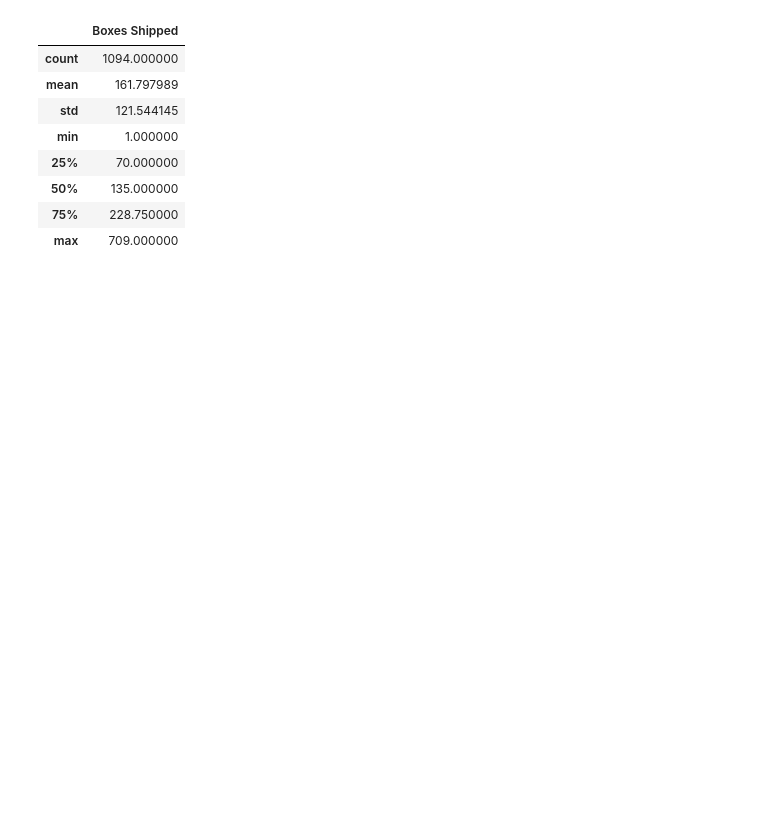
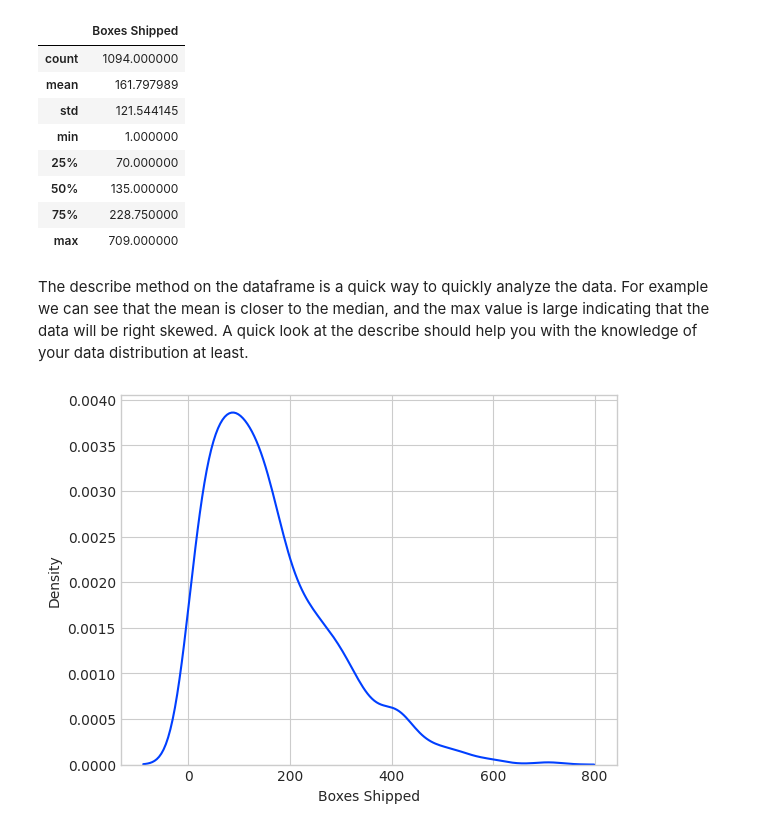
Before and after one commit to tunjionafuwa/ml-orchestration-airflow, a Jupyter notebook: experiments/eda.ipynb, the cells around one changed output. Saved outputs shown, nothing was run; the diff lists cells and outputs as text; code cells hidden in the pictures; blank space fills up the shorter version.

```diff
--- a/experiments/eda.ipynb
+++ b/experiments/eda.ipynb
@@ -5,6 +26,11 @@ import seaborn as sns
 
 import warnings
 warnings.filterwarnings("ignore")
+
+plt.style.use('seaborn-v0_8-whitegrid')
+plt.rcParams.update({'font.size': 10,
+                     'xtick.labelsize' : 10,
+                     'ytick.labelsize' : 10})
 # %%
 data_path = "/workspace/data/atharvasoundankar/chocolate-sales/Chocolate Sales.csv"
 df = pd.read_csv(data_path)
@@ -48,0 +91,7 @@ df["Amount"] = df["Amount"].str.replace('$','').str.replace(',','').astype(float
+# %% [markdown]
+The describe method on the dataframe is a quick way to quickly analyze the data. For example we can see that the mean is closer to the median, and the max value is large indicating that the data will be right skewed. A quick look at the describe should help you with the knowledge of your data distribution at least.
+# %%
+sns.kdeplot(data=df, x="Boxes Shipped")
+plt.show()
+# %% [output]
+[figure, added]
```
Also changed, not shown: parts of 28 cells of this notebook.
